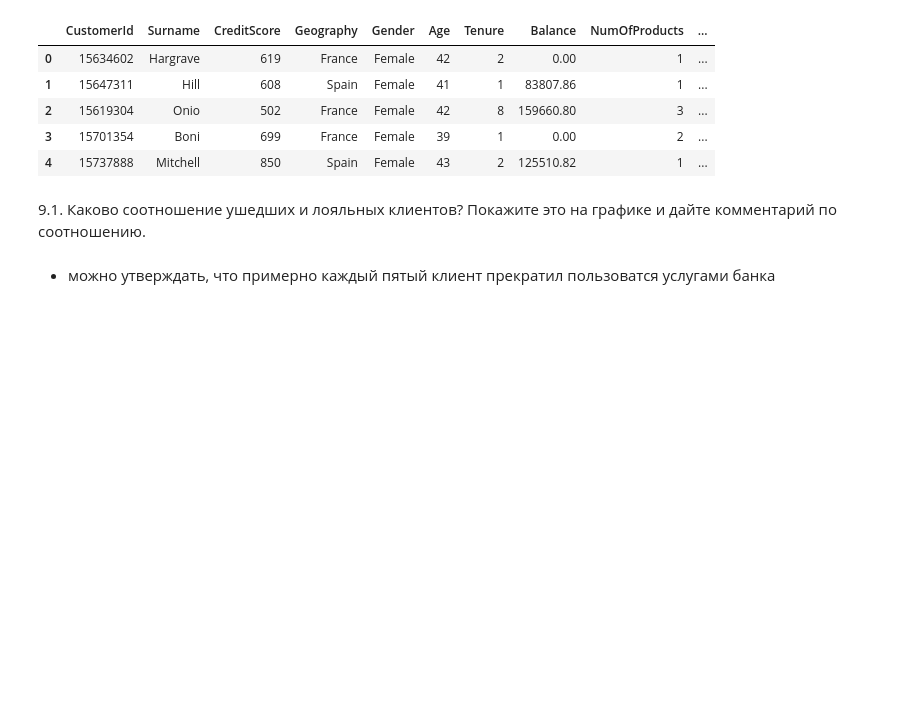
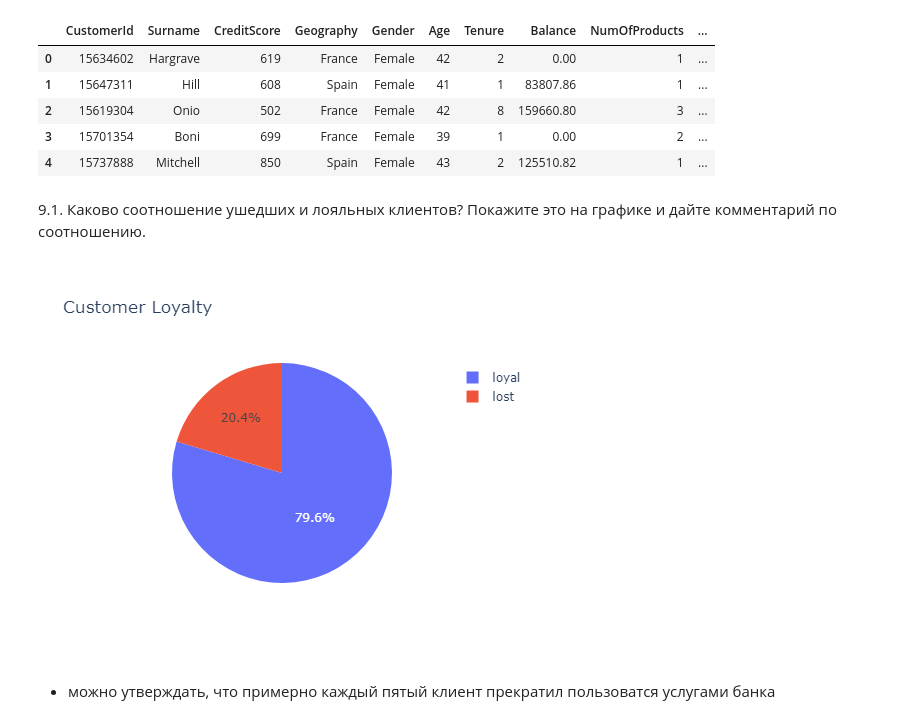
Before and after one commit to KonstantinMedvedev1996/skillfactory_ML_course, a Jupyter notebook: task_1/churn_visualization.ipynb, the cells around one changed output. Saved outputs shown, nothing was run; the diff lists cells and outputs as text; code cells hidden in the pictures; blank space fills up the shorter version.

```diff
--- a/task_1/churn_visualization.ipynb
+++ b/task_1/churn_visualization.ipynb
@@ -22,14 +22,16 @@ churn_df.head()
 # %%
 loyalty = churn_data.Exited.value_counts()
 
 fig = px.pie(names=['loyal', 'lost'],
              values=loyalty,
              title='Customer Loyalty',
              width=500,
              height=400,
 )
-fig.write_image('data/loyalty.png')
-# fig.show()
+# fig.write_image('data/loyalty.png')
+fig.show('png')
+# %% [output]
+[figure, added]
 # %% [markdown]
 - можно утверждать, что примерно каждый пятый клиент прекратил пользоватся услугами банка
 # %% [markdown]
```
Also changed, not shown: parts of 3 cells of this notebook.
